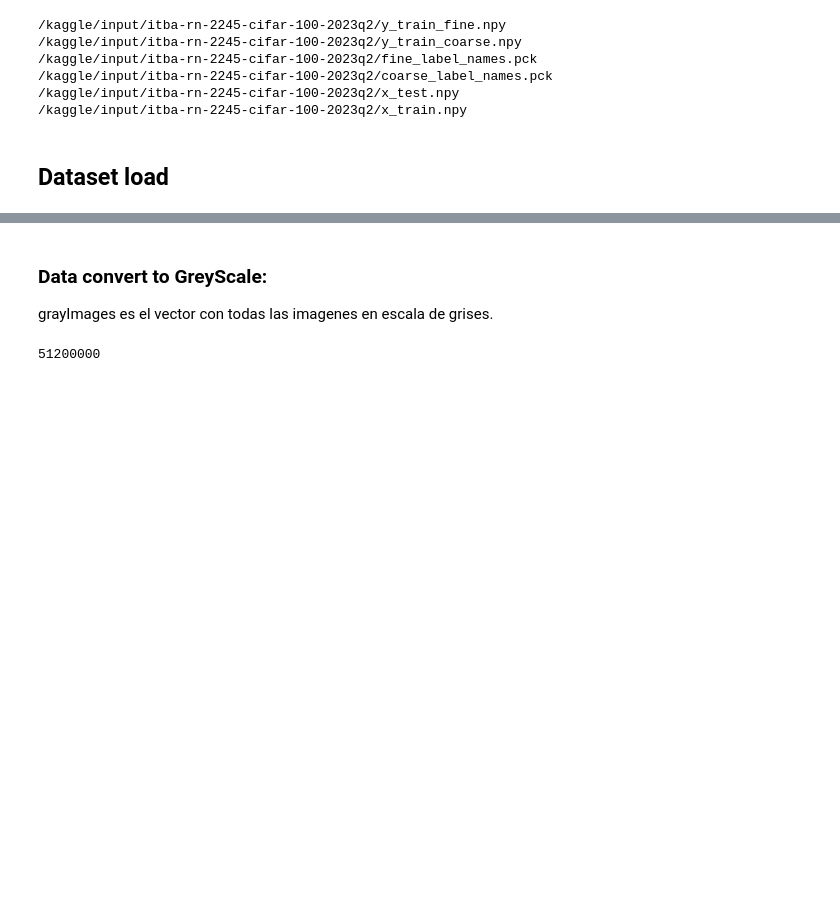
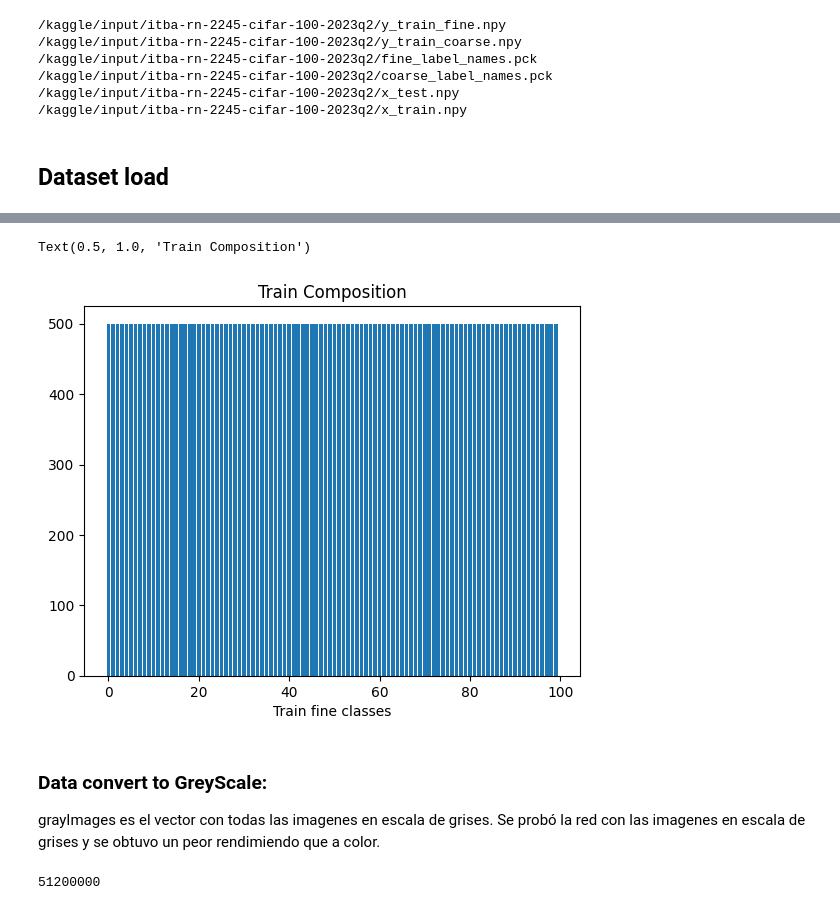
Before and after one commit to NicoBWin/RN1_TP1, a Jupyter notebook: firstnotebook.ipynb, the cells around one changed output, grey strips where cells are left out. Cells and saved outputs as stored; diff of their text form; code cells hidden in the pictures; blank space fills up the shorter version.

```diff
--- a/firstnotebook.ipynb
+++ b/firstnotebook.ipynb
@@ -60,6 +93,15 @@ labels_coarse[11]
+# %%
+# Hay una misma cantidad de datos de cada clase fina, podriamos confirmar una distribución uniforme
+count=[np.count_nonzero(y_train_fine==value) for value in range(100)]
+plt.bar(range(100), count)
+plt.xlabel('Train fine classes')
+plt.title('Train Composition')
+# %% [output]
+Text(0.5, 1.0, 'Train Composition')
+[figure, added]
 # %% [markdown]
 ### Data convert to GreyScale:
-grayImages es el vector con todas las imagenes en escala de grises.
+grayImages es el vector con todas las imagenes en escala de grises. Se probó la red con las imagenes en escala de grises y se obtuvo un peor rendimiendo que a color.
 # %%
 grayImages = np.dot(x_train[...,:3], [0.2989, 0.5870, 0.1140])
 plt.figure(figsize=(2,2))
```
Also changed, not shown: parts of 22 cells of this notebook.
